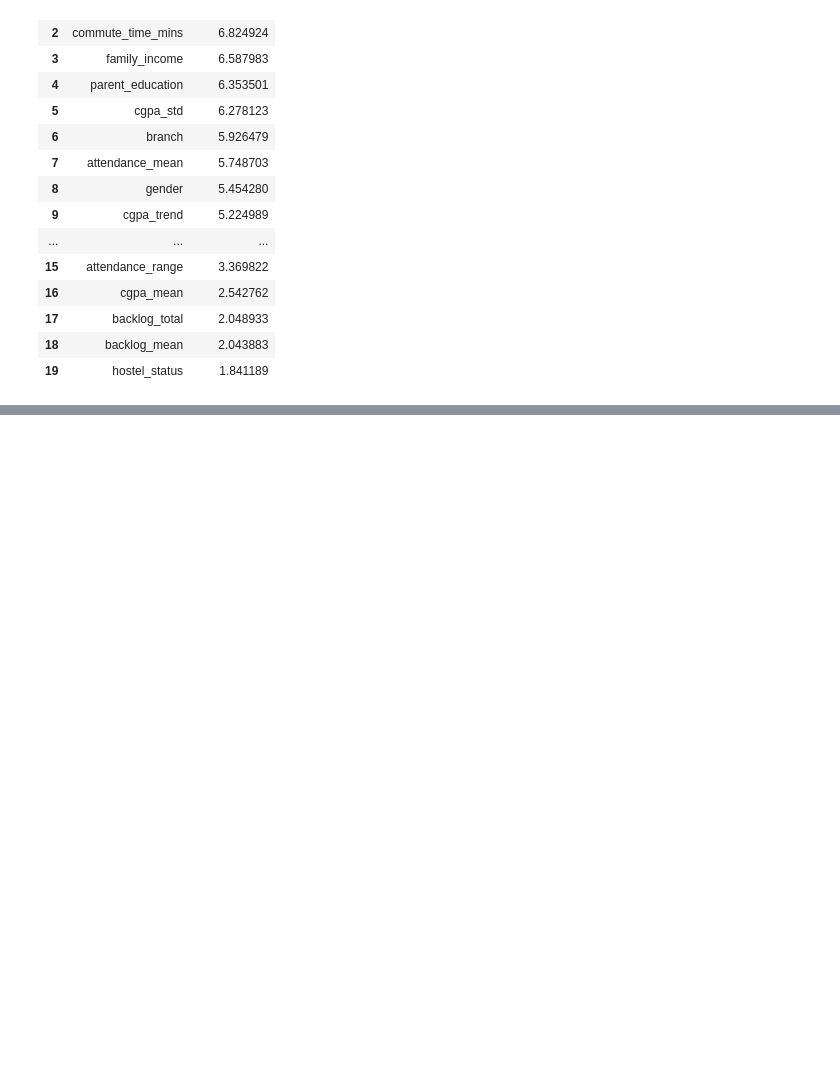
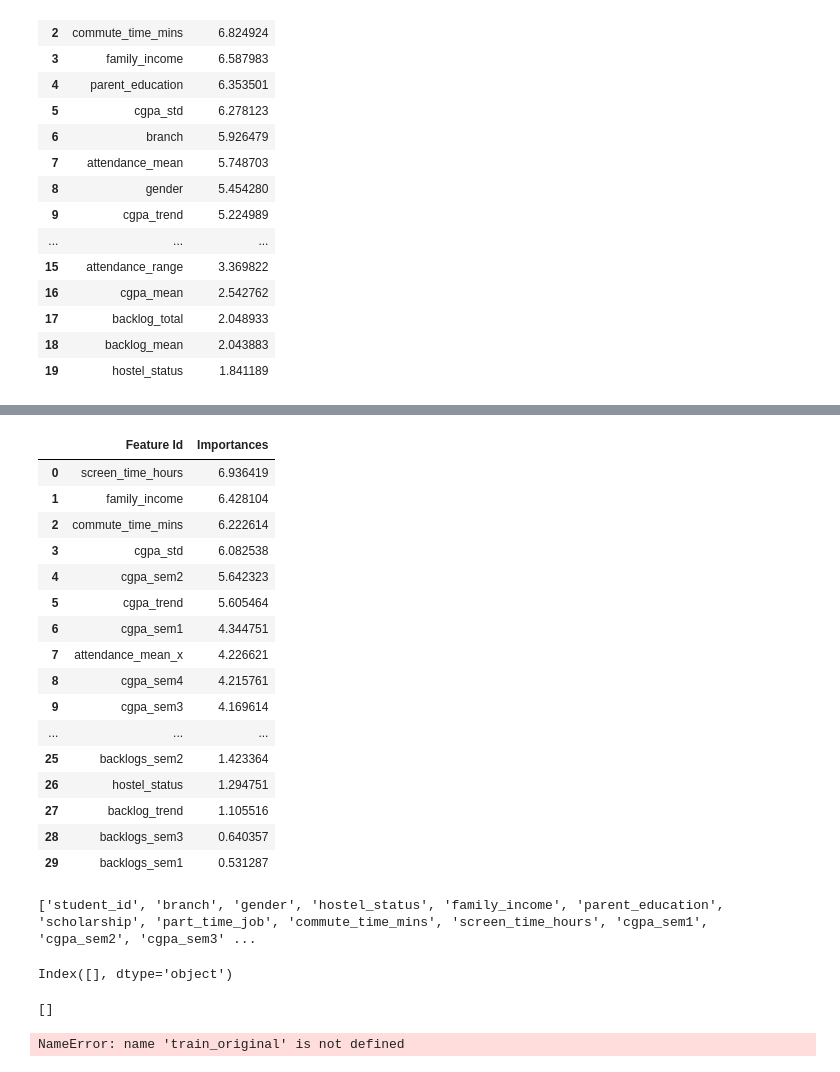
Before and after one commit to adarsh3908/RetinaAI, a Jupyter notebook: notebooks/first_draft.ipynb, the cells around one changed output, grey strips where cells are left out. Cells and saved outputs as stored; diff of their text form; code cells hidden in the pictures; blank space fills up the shorter version.

```diff
--- a/notebooks/first_draft.ipynb
+++ b/notebooks/first_draft.ipynb
@@ -877,0 +938,39 @@ NameError: name 'attendance_stat' is not defined
+# %%
+# 1. Define X and y from train_merged
+X = train_merged.drop(columns=["dropout_risk", "student_id"])
+y = train_merged["dropout_risk"]
+
+# 2. Clean the master X DataFrame immediately (BEFORE the loop starts)
+cat_features = ["branch", "gender", "hostel_status", "family_income", "parent_education"]
+for col in cat_features:
+    X[col] = X[col].fillna("Missing").astype(str)
+
+# 3. Your cross-validation setup (e.g., StratifiedKFold)
+from sklearn.model_selection import StratifiedKFold
+skf = StratifiedKFold(n_splits=5, shuffle=True, random_state=42)
+
+# 4. The loop
+for fold, (train_idx, valid_idx) in enumerate(skf.split(X, y)):
+    X_train = X.iloc[train_idx]
+    X_valid = X.iloc[valid_idx]
+    y_train = y.iloc[train_idx]
+    y_valid = y.iloc[valid_idx]
+
+    # Initialize model
+    model = CatBoostClassifier(
+        iterations=1000,
+        depth=6,
+        learning_rate=0.05,
+        random_seed=42,
+        verbose=False  # Keep loop output clean
+    )
+
+    # This will now succeed without any NaN errors!
+    model.fit(
+        X_train,
+        y_train,
+        cat_features=cat_features
+    )
+
+    # Make predictions
+    preds = model.predict(X_valid).flatten()
@@ -877,0 +1233,39 @@ NameError: name 'attendance_stat' is not defined
+# %%
+importance = model.get_feature_importance(prettified=True)
+
+importance.head(30)
+# %% [output]
+|  | Feature Id | Importances |
+| 0 | screen_time_hours | 6.936419 |
+| 1 | family_income | 6.428104 |
+| 2 | commute_time_mins | 6.222614 |
+| 3 | cgpa_std | 6.082538 |
+| 4 | cgpa_sem2 | 5.642323 |
+| 5 | cgpa_trend | 5.605464 |
+| 6 | cgpa_sem1 | 4.344751 |
+| 7 | attendance_mean_x | 4.226621 |
+| 8 | cgpa_sem4 | 4.215761 |
+| 9 | cgpa_sem3 | 4.169614 |
+| ... | ... | ... |
+| 25 | backlogs_sem2 | 1.423364 |
+| 26 | hostel_status | 1.294751 |
+| 27 | backlog_trend | 1.105516 |
+| 28 | backlogs_sem3 | 0.640357 |
+| 29 | backlogs_sem1 | 0.531287 |
+# %%
+print(train.columns.tolist())
+# %% [output]
+['student_id', 'branch', 'gender', 'hostel_status', 'family_income', 'parent_education', 'scholarship', 'part_time_job', 'commute_time_mins', 'screen_time_hours', 'cgpa_sem1', 'cgpa_sem2', 'cgpa_sem3' ...
+# %%
+train.columns[train.columns.duplicated()]
+# %% [output]
+Index([], dtype='object')
+# %%
+[col for col in train.columns if "_x" in col or "_y" in col]
+# %% [output]
+[]
+# %%
+train_final = train_original.copy()
+test_final = test_original.copy()
+# %% [output]
+NameError: name 'train_original' is not defined
```
Also changed, not shown: parts of 226 cells of this notebook, 5 other files.
